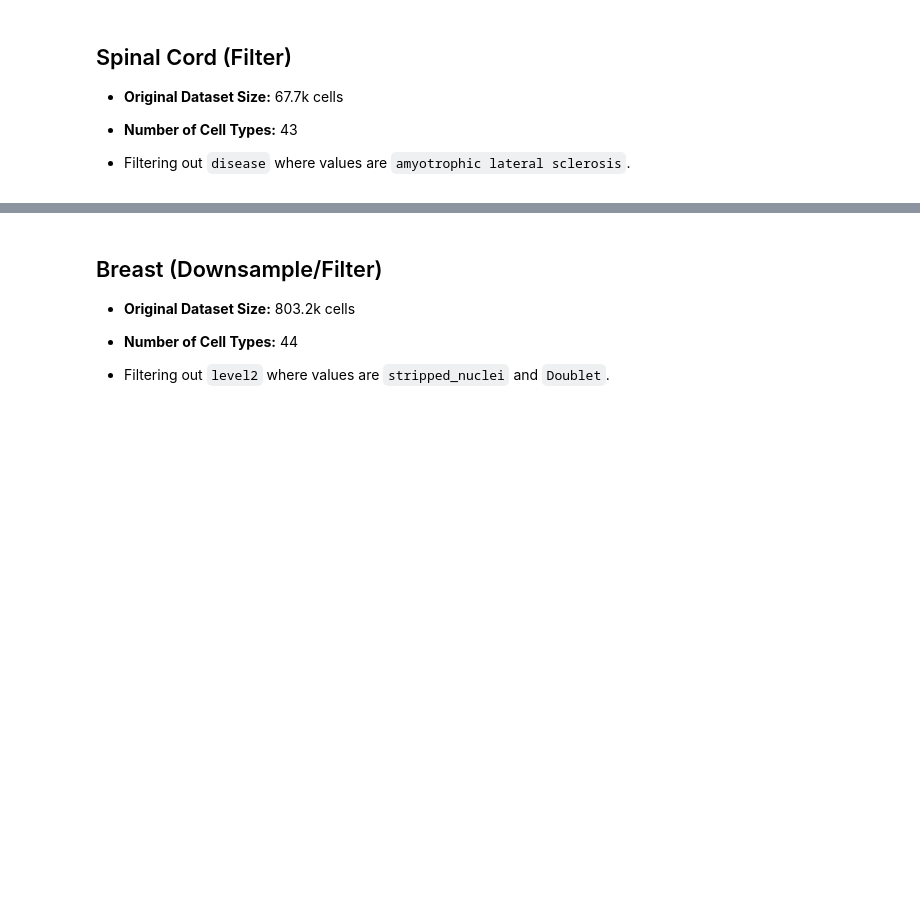
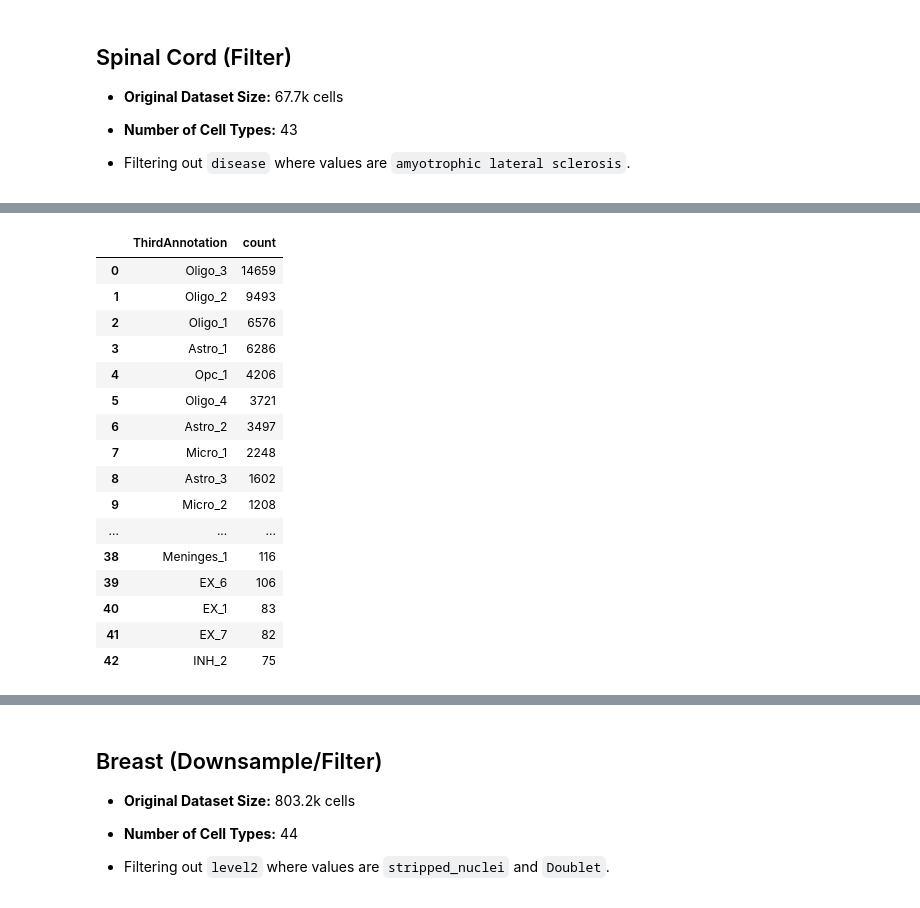
Before and after one commit to svikbecker/NSForest-ncRNA, a Jupyter notebook: beckersv_scripts/all_notebook_cleaning.ipynb, the cells around one changed output, grey strips where cells are left out. Saved outputs shown, nothing was run; the diff lists cells and outputs as text; code cells hidden in the pictures; blank space fills up the shorter version.

```diff
--- a/beckersv_scripts/all_notebook_cleaning.ipynb
+++ b/beckersv_scripts/all_notebook_cleaning.ipynb
@@ -456,3 +486,8 @@ Returning indices of downsampled cells...
 * **Number of Cell Types:** 43
 
 * Filtering out `disease` where values are `amyotrophic lateral sclerosis`.
+# %%
+# load the dataset
+file = "data_spc.h5ad"
+adata_raw = sc.read_h5ad(data_folder + file, backed = "r")
+adata_raw
@@ -458,0 +573,24 @@ Returning indices of downsampled cells...
+# %%
+# defining cluster header
+cluster_header = "ThirdAnnotation" # column name in adata.obs that contains the cluster labels used in NS-Forest
+# %%
+# check cell counts by cluster
+pd.DataFrame(adata_raw.obs[cluster_header].value_counts()).reset_index()
+# %% [output]
+|  | ThirdAnnotation | count |
+| 0 | Oligo_3 | 14659 |
+| 1 | Oligo_2 | 9493 |
+| 2 | Oligo_1 | 6576 |
+| 3 | Astro_1 | 6286 |
+| 4 | Opc_1 | 4206 |
+| 5 | Oligo_4 | 3721 |
+| 6 | Astro_2 | 3497 |
+| 7 | Micro_1 | 2248 |
+| 8 | Astro_3 | 1602 |
+| 9 | Micro_2 | 1208 |
+| ... | ... | ... |
+| 38 | Meninges_1 | 116 |
+| 39 | EX_6 | 106 |
+| 40 | EX_1 | 83 |
+| 41 | EX_7 | 82 |
+| 42 | INH_2 | 75 |
```
Also changed, not shown: parts of 55 cells of this notebook.
